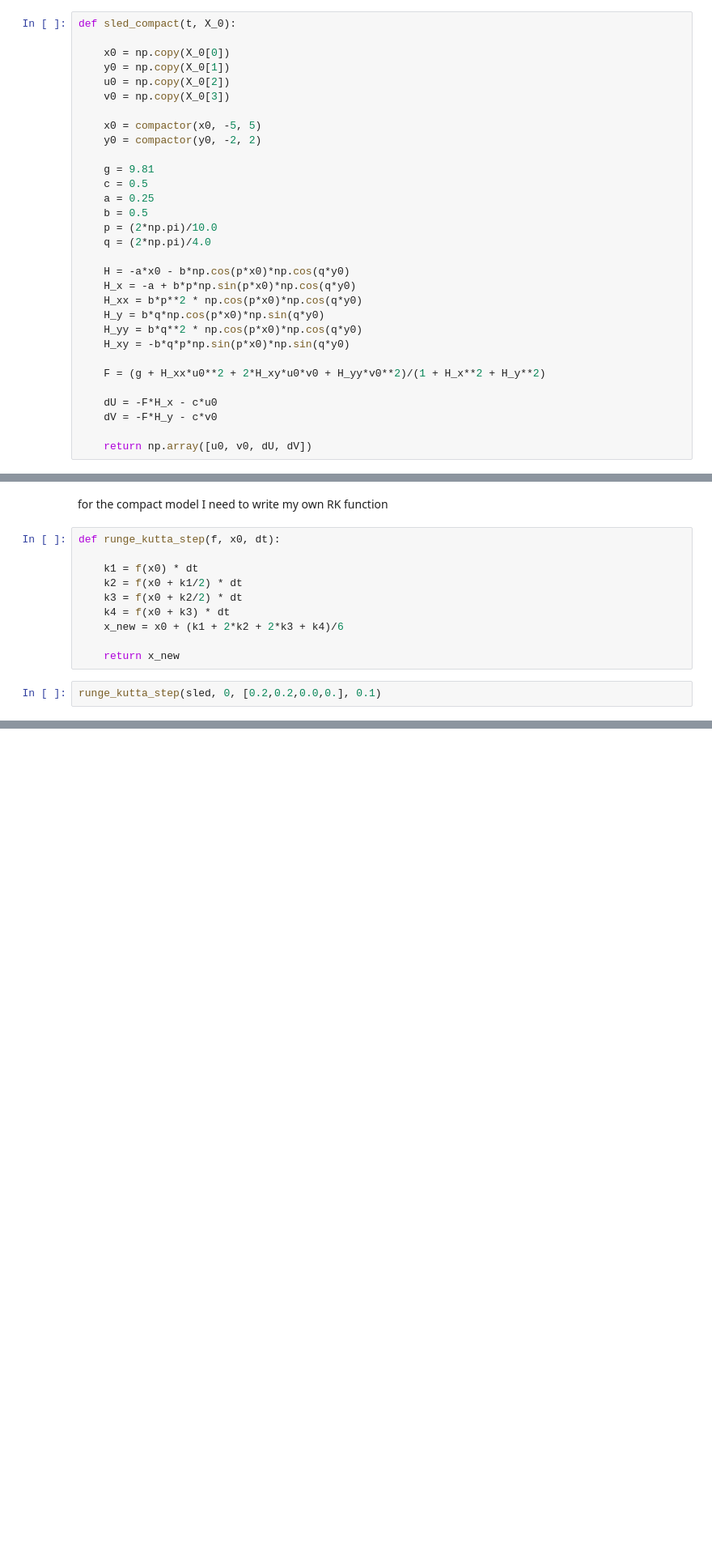
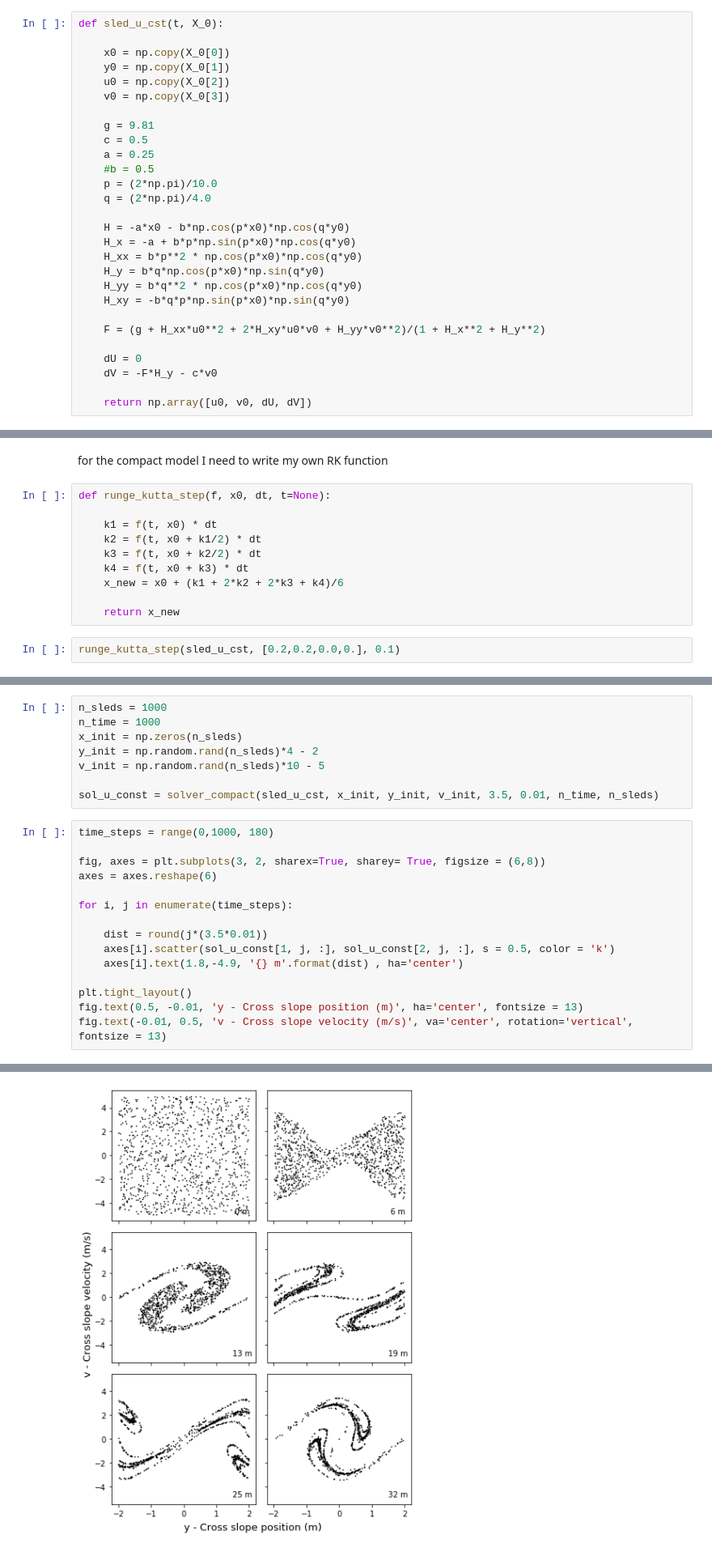
Before and after one commit to cpierard/moguls_of_chaos, a Jupyter notebook: Moguls_of_Chaos_[python].ipynb, the cells around one changed output, grey strips where cells are left out. Shown at 81% size. Cells and saved outputs as stored; diff of their text form; blank space fills up the shorter version.

```diff
--- a/Moguls_of_Chaos_[python].ipynb
+++ b/Moguls_of_Chaos_[python].ipynb
@@ -138,20 +152,17 @@ compactor(2.6, -2.5, 2.5)
 # %% [output]
 -2.4
 # %%
-def sled_compact(t, X_0):
+def sled_u_cst(t, X_0):
 
     x0 = np.copy(X_0[0])
     y0 = np.copy(X_0[1])
     u0 = np.copy(X_0[2])
     v0 = np.copy(X_0[3])
 
-    x0 = compactor(x0, -5, 5)
-    y0 = compactor(y0, -2, 2)
-
     g = 9.81
     c = 0.5
     a = 0.25
-    b = 0.5
+    #b = 0.5
     p = (2*np.pi)/10.0
     q = (2*np.pi)/4.0
 
@@ -164,7 +175,7 @@ def sled_compact(t, X_0):
 
     F = (g + H_xx*u0**2 + 2*H_xy*u0*v0 + H_yy*v0**2)/(1 + H_x**2 + H_y**2)
 
-    dU = -F*H_x - c*u0
+    dU = 0
     dV = -F*H_y - c*v0
 
     return np.array([u0, v0, dU, dV])
@@ -195,15 +182,15 @@ sol_1
 # %% [markdown]
 for the compact model I need to write my own RK function
 # %%
-def runge_kutta_step(f, x0, dt):
+def runge_kutta_step(f, x0, dt, t=None):
 
-    k1 = f(x0) * dt
-    k2 = f(x0 + k1/2) * dt
-    k3 = f(x0 + k2/2) * dt
-    k4 = f(x0 + k3) * dt
+    k1 = f(t, x0) * dt
+    k2 = f(t, x0 + k1/2) * dt
+    k3 = f(t, x0 + k2/2) * dt
+    k4 = f(t, x0 + k3) * dt
     x_new = x0 + (k1 + 2*k2 + 2*k3 + k4)/6
 
     return x_new
 # %%
-runge_kutta_step(sled, 0, [0.2,0.2,0.0,0.], 0.1)
+runge_kutta_step(sled_u_cst, [0.2,0.2,0.0,0.], 0.1)
 # %% [output]
@@ -212,0 +233,24 @@ a = np.zeros((3,3))
+# %%
+n_sleds = 1000
+n_time = 1000
+x_init = np.zeros(n_sleds)
+y_init = np.random.rand(n_sleds)*4 - 2
+v_init = np.random.rand(n_sleds)*10 - 5
+
+sol_u_const = solver_compact(sled_u_cst, x_init, y_init, v_init, 3.5, 0.01, n_time, n_sleds)
+# %%
+time_steps = range(0,1000, 180)
+
+fig, axes = plt.subplots(3, 2, sharex=True, sharey= True, figsize = (6,8))
+axes = axes.reshape(6)
+
+for i, j in enumerate(time_steps):
+
+    dist = round(j*(3.5*0.01))
+    axes[i].scatter(sol_u_const[1, j, :], sol_u_const[2, j, :], s = 0.5, color = 'k')
+    axes[i].text(1.8,-4.9, '{} m'.format(dist) , ha='center')
+
+plt.tight_layout()
+fig.text(0.5, -0.01, 'y - Cross slope position (m)', ha='center', fontsize = 13)
+fig.text(-0.01, 0.5, 'v - Cross slope velocity (m/s)', va='center', rotation='vertical', fontsize = 13)
+# %% [output]
@@ -212,0 +258 @@ a = np.zeros((3,3))
+[figure, added]
```
Also changed, not shown: parts of 34 cells of this notebook, 6 other files.
